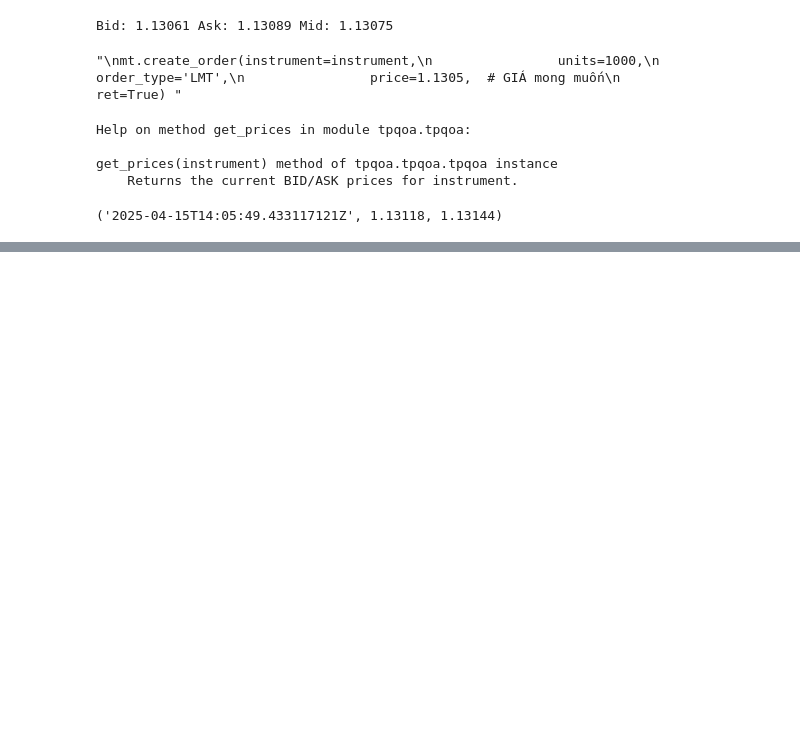
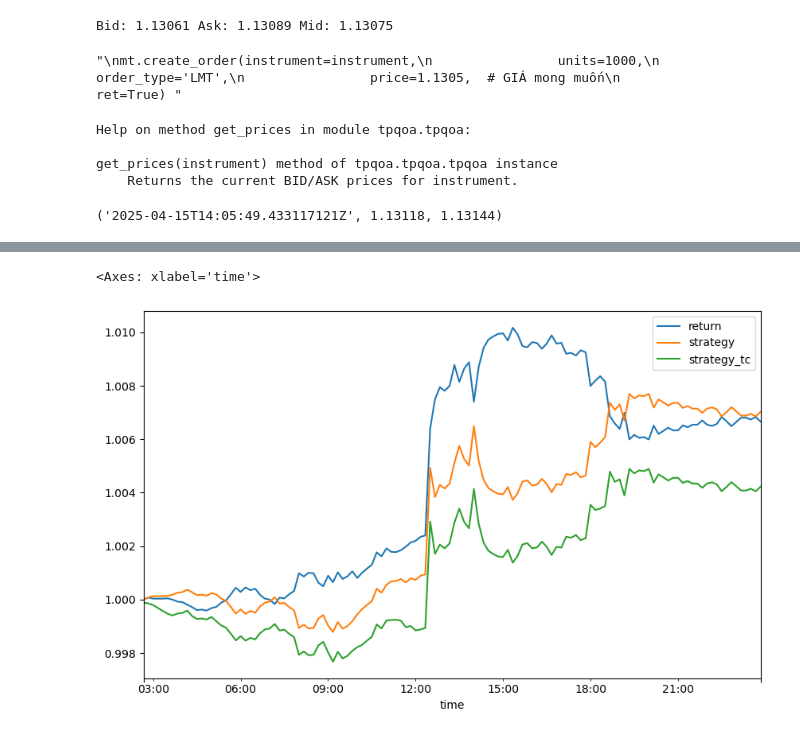
Before and after one commit to thangtm58/trading_algorithm, a Jupyter notebook: oanda.ipynb, the cells around one changed output, grey strips where cells are left out. Drawn from its saved outputs; the diff is of its cells as text; code cells hidden in the pictures; blank space fills up the shorter version.

```diff
--- a/oanda.ipynb
+++ b/oanda.ipynb
@@ -359,0 +438,28 @@ quote
+# %%
+# Specifies major parameters for the ML algorithm
+n_estimators=15
+random_state=100
+max_depth=2
+min_samples_leaf=15
+subsample=0.33
+
+dtc = DecisionTreeClassifier(random_state=random_state,
+                                  max_depth=max_depth,
+                                  min_samples_leaf=min_samples_leaf)
+
+# Declare model
+model = AdaBoostClassifier(estimator=dtc,
+                               n_estimators=n_estimators,
+                               random_state=random_state)
+
+# Construct data
+split = int(len(data) * 0.7)
+train = data.iloc[:split].copy()
+# Applies Gaussian normalization
+mu, std = train.mean(), train.std()
+train_ = (train - mu) / std
+
+# Fit the model
+model.fit(train_[cols], train['direction'])
+
+accuracy_score(train['direction'], model.predict(train_[cols]))
@@ -359,0 +468,7 @@ quote
+# %%
+# Check the test data
+test = data.iloc[split:].copy()
+test_ = (test - mu) / std
+
+test['position'] = model.predict(test_[cols])
+accuracy_score(test['direction'], test['position'])
@@ -359,0 +488,11 @@ quote
+# %%
+# Check the performance if take into account the proportional transaction cost
+test['strategy'] = test['position'] * test['return']
+test['strategy_tc'] = np.where(test['position'].diff() != 0,
+                                        test['strategy'] - ptc,
+                                        test['strategy'])
+test[['return', 'strategy', 'strategy_tc']].cumsum(
+                 ).apply(np.exp).plot(figsize=(10, 6))
+# %% [output]
+<Axes: xlabel='time'>
+[figure, added]
```
Also changed, not shown: parts of 10 cells of this notebook.
